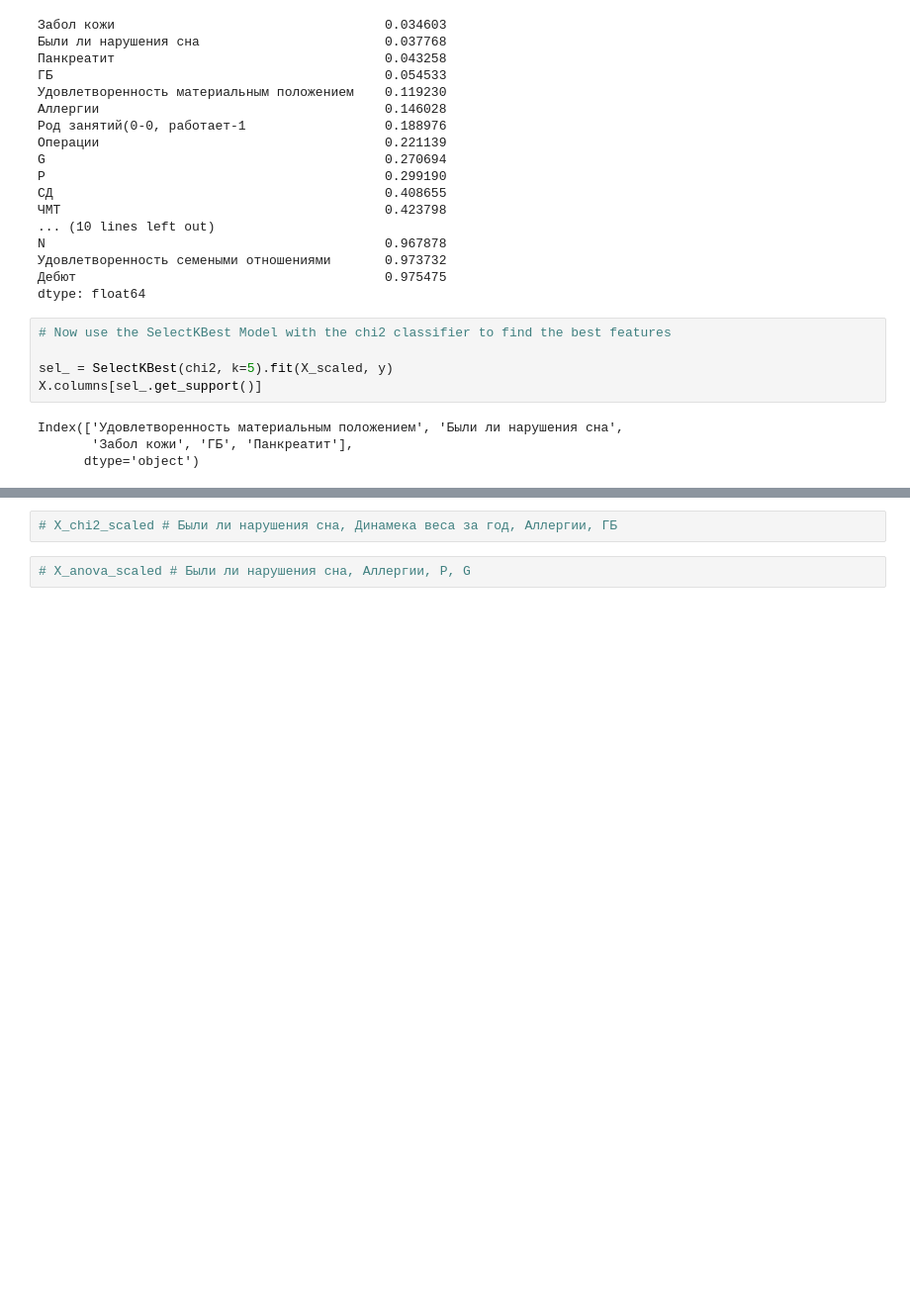
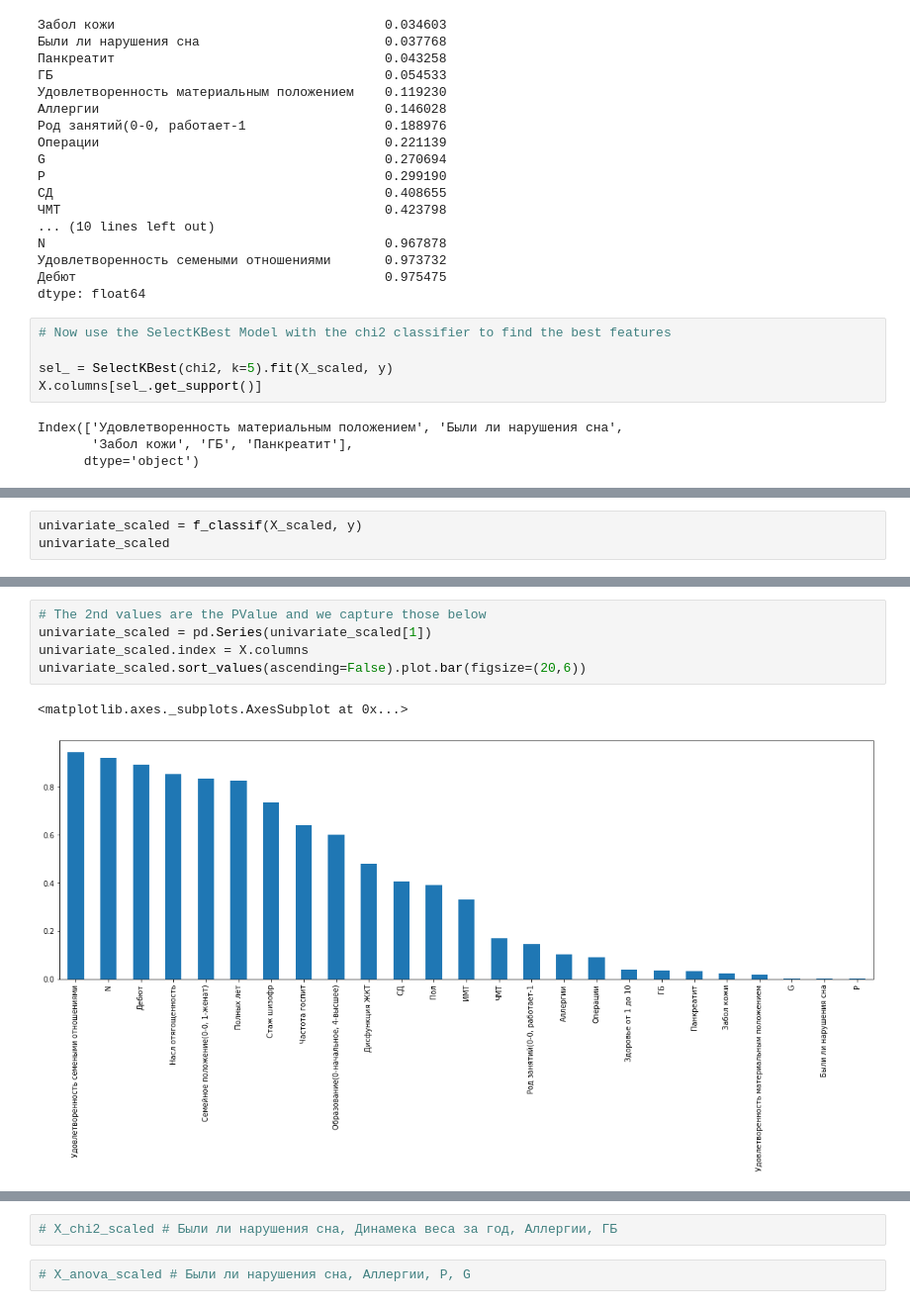
Before and after one commit to Nikitaion/mental_disorders, a Jupyter notebook: mental_disorders.ipynb, the cells around one changed output, grey strips where cells are left out. Shown at 99% size. Saved outputs shown, nothing was run; the diff lists cells and outputs as text; blank space fills up the shorter version.

```diff
--- a/mental_disorders.ipynb
+++ b/mental_disorders.ipynb
@@ -472,0 +515,3 @@ Index(['Удовлетворенность материальным положе
+# %%
+univariate_scaled = f_classif(X_scaled, y)
+univariate_scaled
@@ -472,0 +533,8 @@ Index(['Удовлетворенность материальным положе
+# %%
+# The 2nd values are the PValue and we capture those below
+univariate_scaled = pd.Series(univariate_scaled[1])
+univariate_scaled.index = X.columns
+univariate_scaled.sort_values(ascending=False).plot.bar(figsize=(20,6))
+# %% [output]
+<matplotlib.axes._subplots.AxesSubplot at 0x...>
+[figure, added]
```
Also changed, not shown: parts of 30 cells of this notebook.
